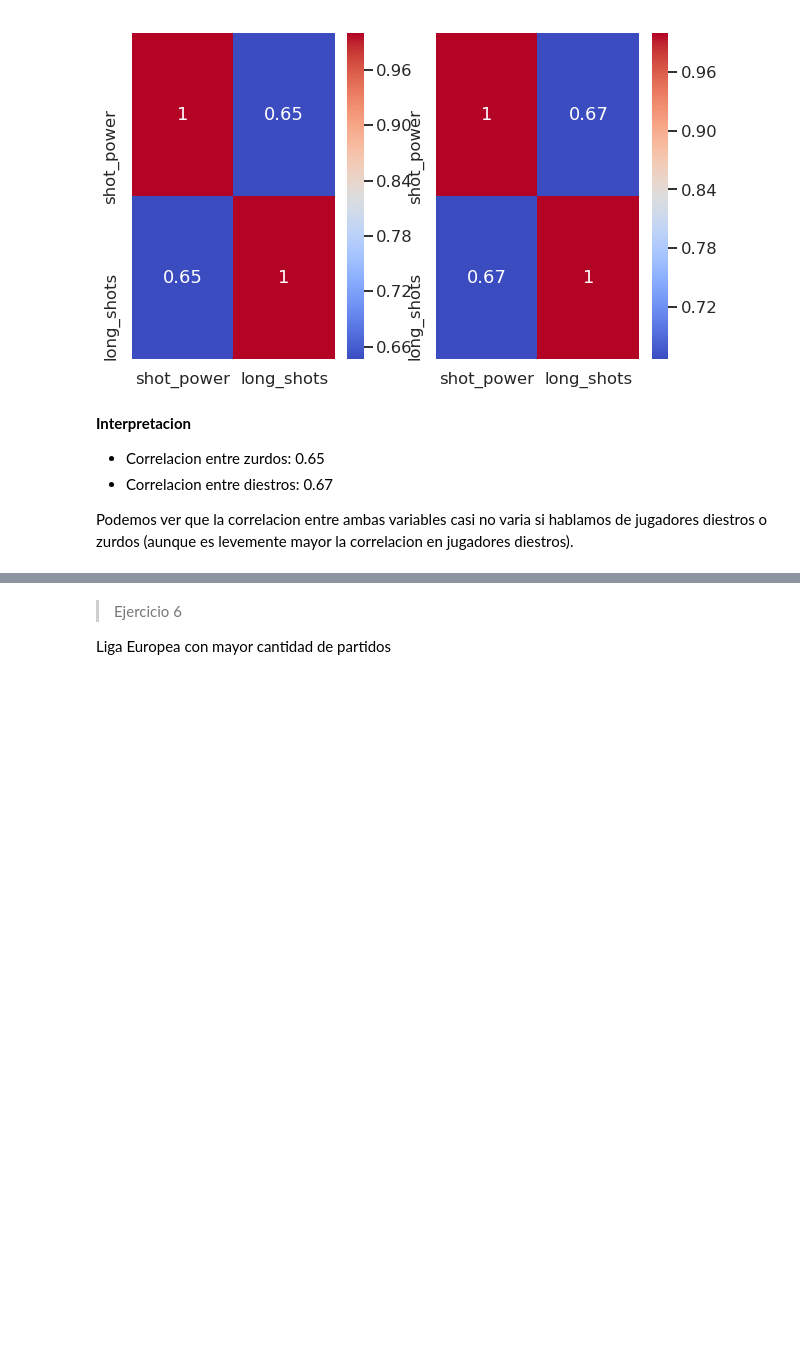
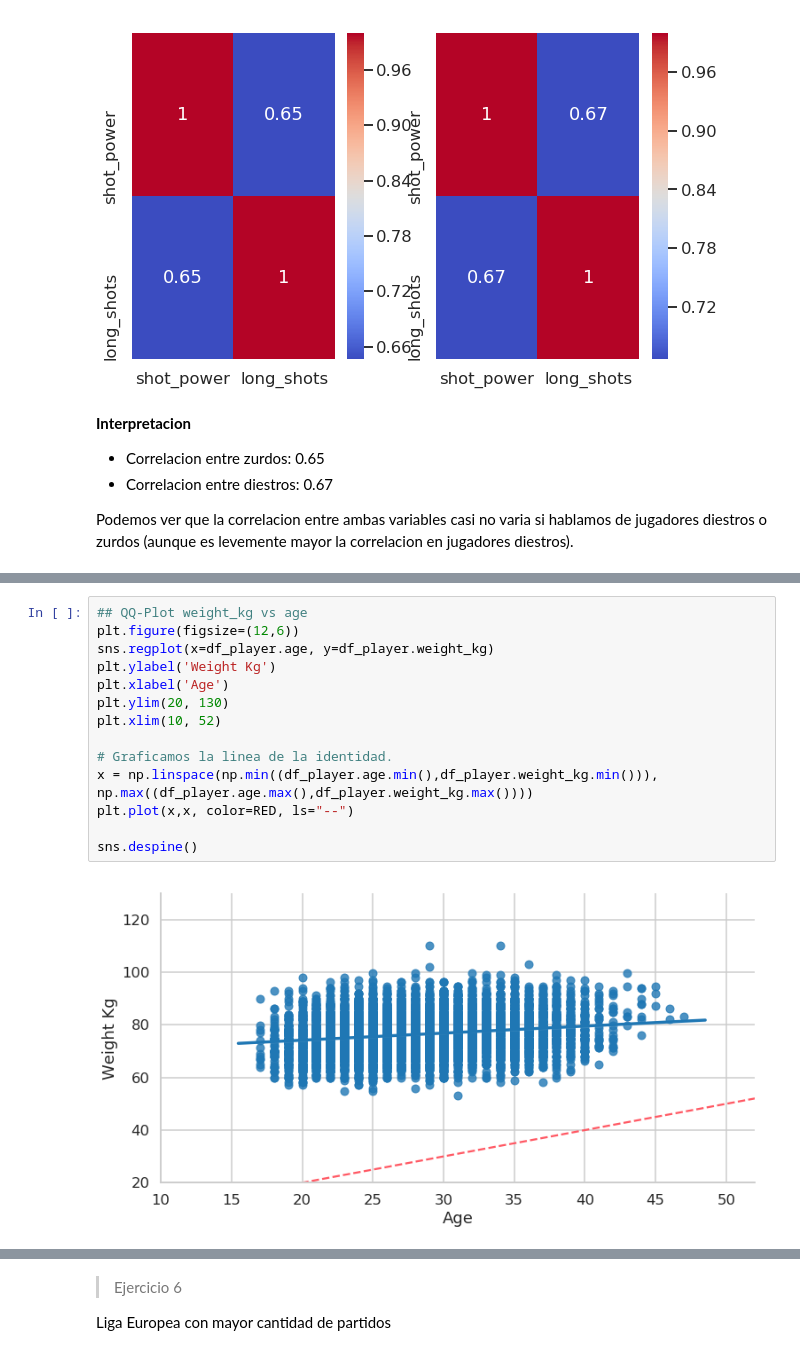
Before and after one commit to diplodatos2019/Mentoria_Analisis_Visualizacion_Datos, a Jupyter notebook: Practico_AyV_resolucion.ipynb, the cells around one changed output, grey strips where cells are left out. Saved outputs shown, nothing was run; the diff lists cells and outputs as text; blank space fills up the shorter version.

```diff
--- a/Practico_AyV_resolucion.ipynb
+++ b/Practico_AyV_resolucion.ipynb
@@ -493,0 +527,16 @@ Graficar la correlacion de los entre los features 'Height' y 'Age' de los jugado
+# %%
+## QQ-Plot weight_kg vs age
+plt.figure(figsize=(12,6))
+sns.regplot(x=df_player.age, y=df_player.weight_kg)
+plt.ylabel('Weight Kg')
+plt.xlabel('Age')
+plt.ylim(20, 130)
+plt.xlim(10, 52)
+
+# Graficamos la linea de la identidad.
+x = np.linspace(np.min((df_player.age.min(),df_player.weight_kg.min())), np.max((df_player.age.max(),df_player.weight_kg.max())))
+plt.plot(x,x, color=RED, ls="--")
+
+sns.despine()
+# %% [output]
+[figure, added]
```
Also changed, not shown: parts of 11 cells of this notebook.
